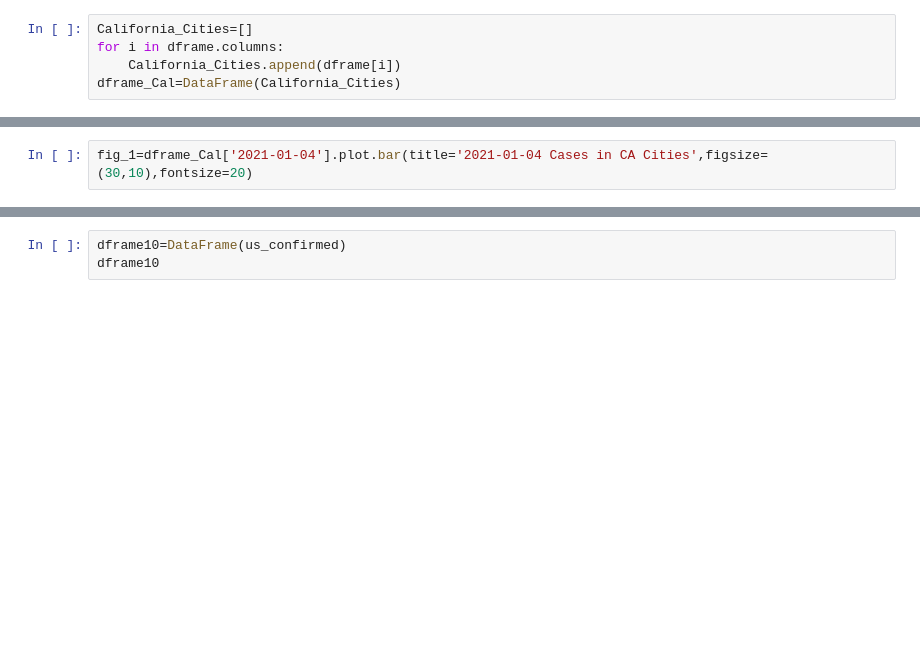
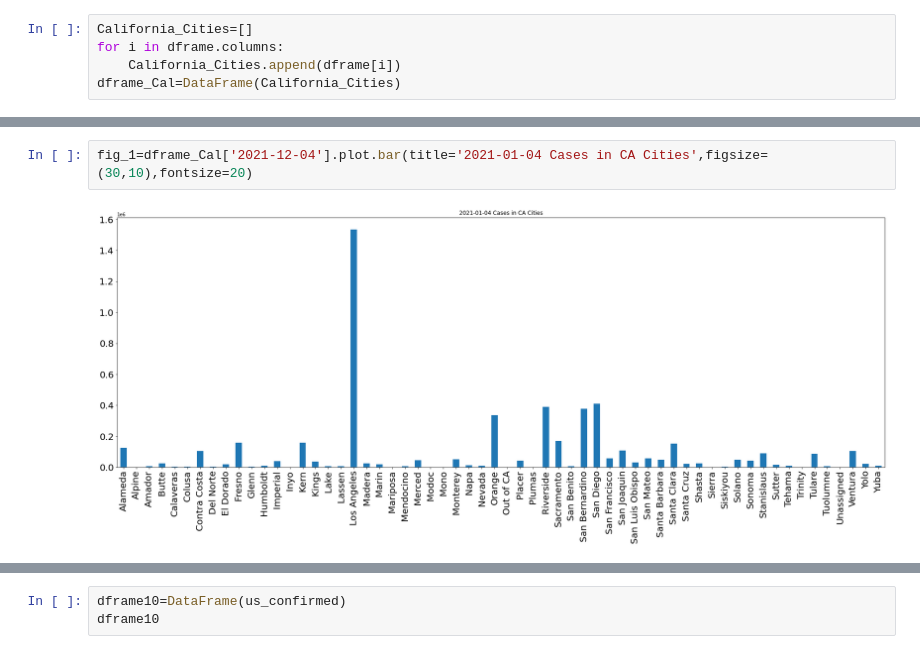
Before and after one commit to asullivan42/COVID_Bubble_Estimator, a Jupyter notebook: Data_Processing.ipynb, the cells around one changed output, grey strips where cells are left out. Drawn from its saved outputs; the diff is of its cells as text; blank space fills up the shorter version.

```diff
--- a/Data_Processing.ipynb
+++ b/Data_Processing.ipynb
@@ -87,3 +264,5 @@ dframe_Cal.describe()
 # %%
-fig_1=dframe_Cal['2021-01-04'].plot.bar(title='2021-01-04 Cases in CA Cities',figsize=(30,10),fontsize=20)
+fig_1=dframe_Cal['2021-12-04'].plot.bar(title='2021-01-04 Cases in CA Cities',figsize=(30,10),fontsize=20)
+# %% [output]
+[figure, added]
 # %%
```
Also changed, not shown: parts of 66 cells of this notebook, 3 other files.
